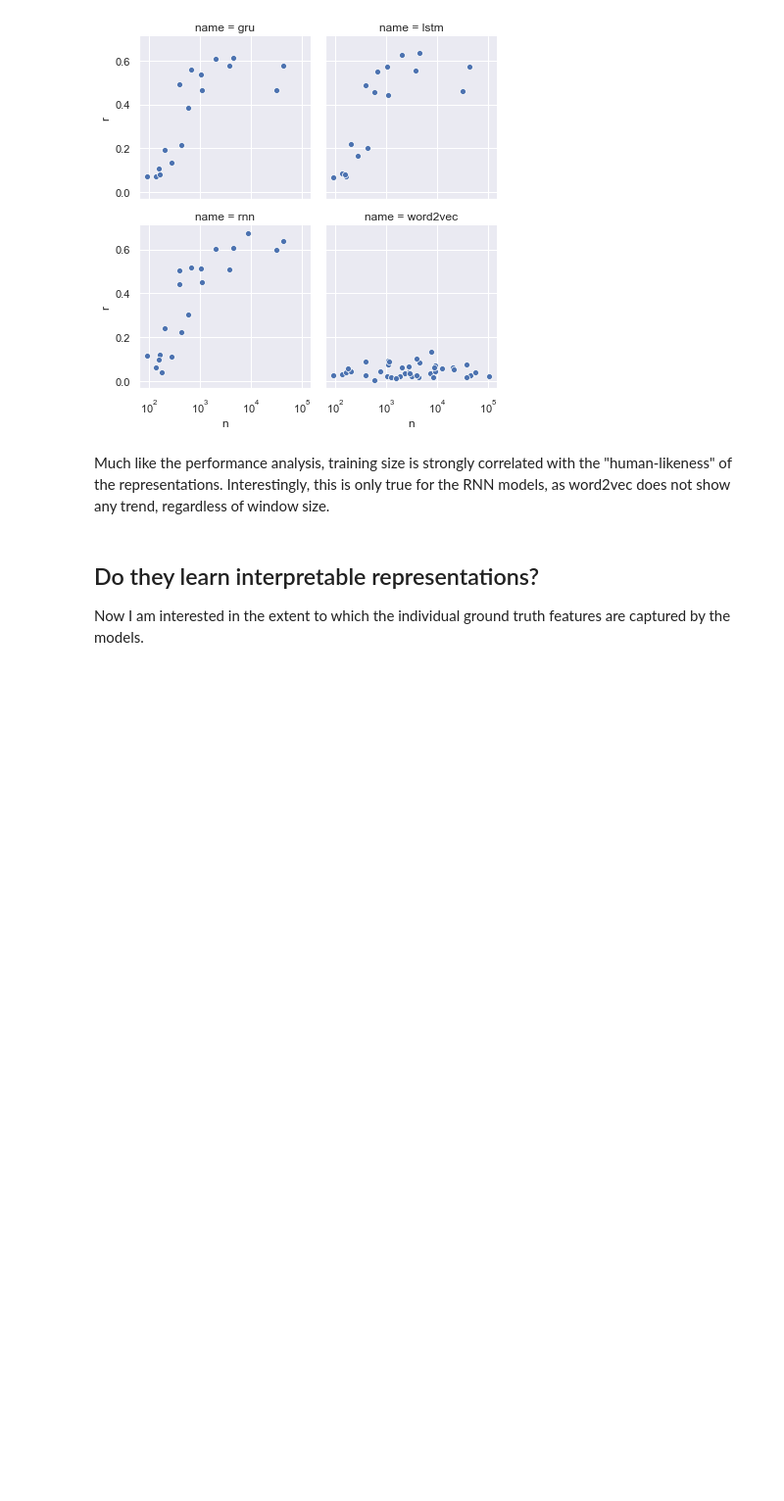
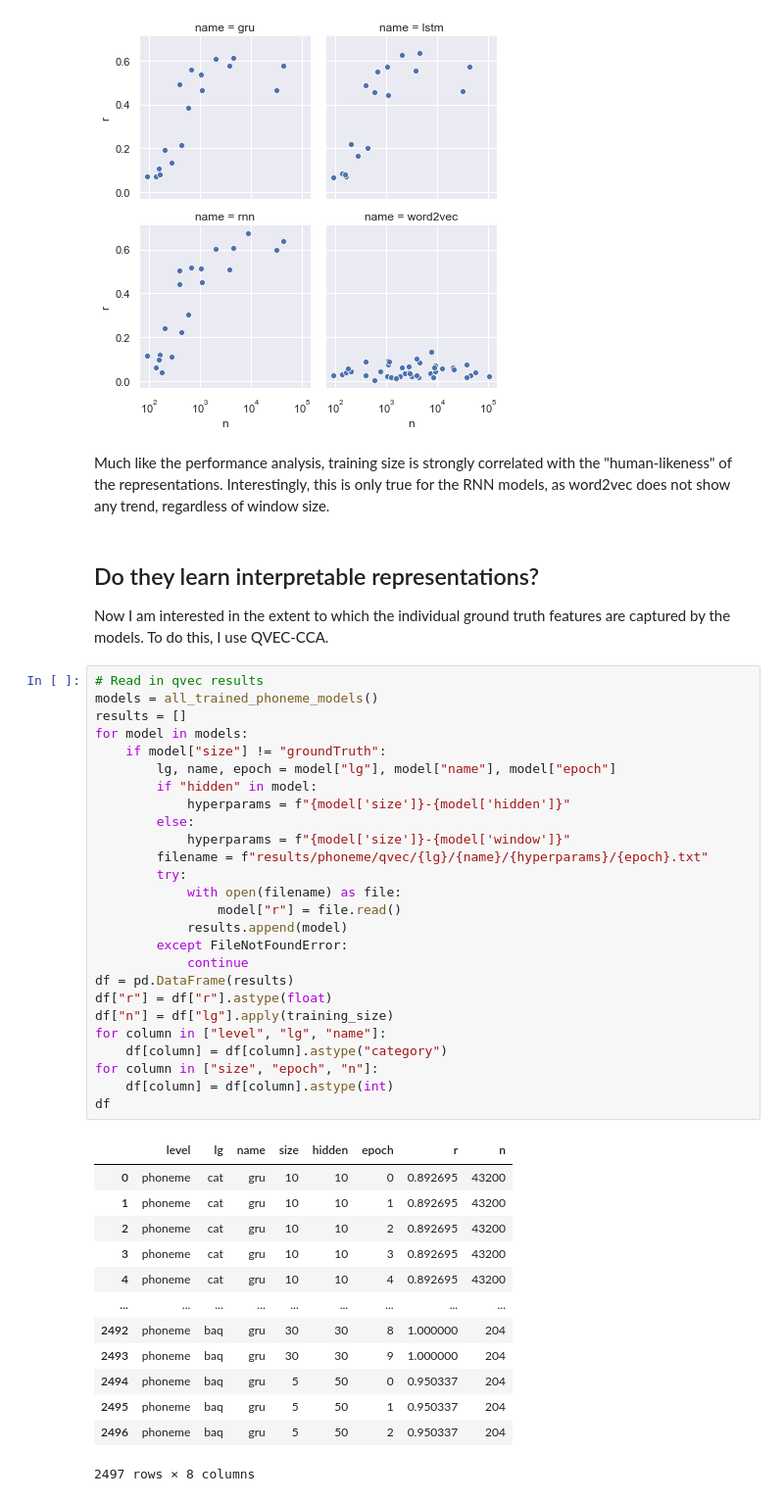
Before and after one commit to geoffbacon/phonological-features, a Jupyter notebook: src/Phonological-features.ipynb, the cells around one changed output. Shown at 98% size. Drawn from its saved outputs; the diff is of its cells as text; blank space fills up the shorter version.

```diff
--- a/src/Phonological-features.ipynb
+++ b/src/Phonological-features.ipynb
@@ -248,4 +248,44 @@ Much like the performance analysis, training size is strongly correlated with th
 # %% [markdown]
 ## Do they learn interpretable representations?
 
-Now I am interested in the extent to which the individual ground truth features are captured by the models.
+Now I am interested in the extent to which the individual ground truth features are captured by the models. To do this, I use QVEC-CCA.
+# %%
+# Read in qvec results
+models = all_trained_phoneme_models()
+results = []
+for model in models:
+    if model["size"] != "groundTruth":
+        lg, name, epoch = model["lg"], model["name"], model["epoch"]
+        if "hidden" in model:
+            hyperparams = f"{model['size']}-{model['hidden']}"
+        else:
+            hyperparams = f"{model['size']}-{model['window']}"
+        filename = f"results/phoneme/qvec/{lg}/{name}/{hyperparams}/{epoch}.txt"
+        try:
+            with open(filename) as file:
+                model["r"] = file.read()
+            results.append(model)
+        except FileNotFoundError:
+            continue
+df = pd.DataFrame(results)
+df["r"] = df["r"].astype(float)
+df["n"] = df["lg"].apply(training_size)
+for column in ["level", "lg", "name"]:
+    df[column] = df[column].astype("category")
+for column in ["size", "epoch", "n"]:
+    df[column] = df[column].astype(int)
+df
+# %% [output]
+|  | level | lg | name | size | hidden | epoch | r | n |
+| 0 | phoneme | cat | gru | 10 | 10 | 0 | 0.892695 | 43200 |
+| 1 | phoneme | cat | gru | 10 | 10 | 1 | 0.892695 | 43200 |
+| 2 | phoneme | cat | gru | 10 | 10 | 2 | 0.892695 | 43200 |
+| 3 | phoneme | cat | gru | 10 | 10 | 3 | 0.892695 | 43200 |
+| 4 | phoneme | cat | gru | 10 | 10 | 4 | 0.892695 | 43200 |
+| ... | ... | ... | ... | ... | ... | ... | ... | ... |
+| 2492 | phoneme | baq | gru | 30 | 30 | 8 | 1.000000 | 204 |
+| 2493 | phoneme | baq | gru | 30 | 30 | 9 | 1.000000 | 204 |
+| 2494 | phoneme | baq | gru | 5 | 50 | 0 | 0.950337 | 204 |
+| 2495 | phoneme | baq | gru | 5 | 50 | 1 | 0.950337 | 204 |
+| 2496 | phoneme | baq | gru | 5 | 50 | 2 | 0.950337 | 204 |
+2497 rows × 8 columns
```
Also changed, not shown: parts of 2 cells of this notebook, 1 other file.
